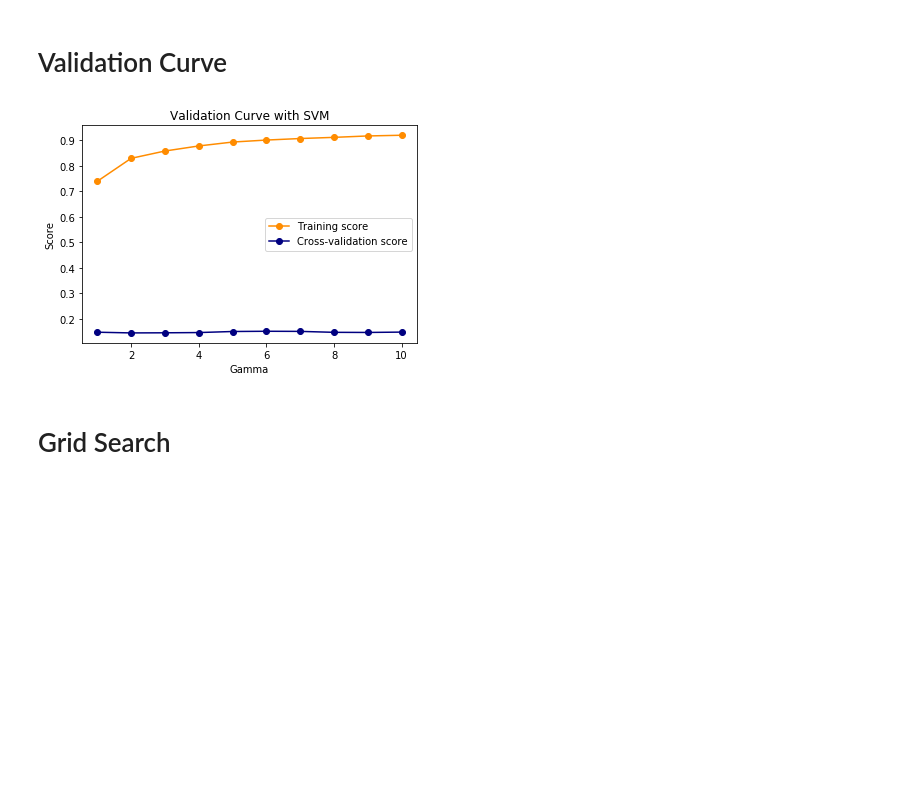
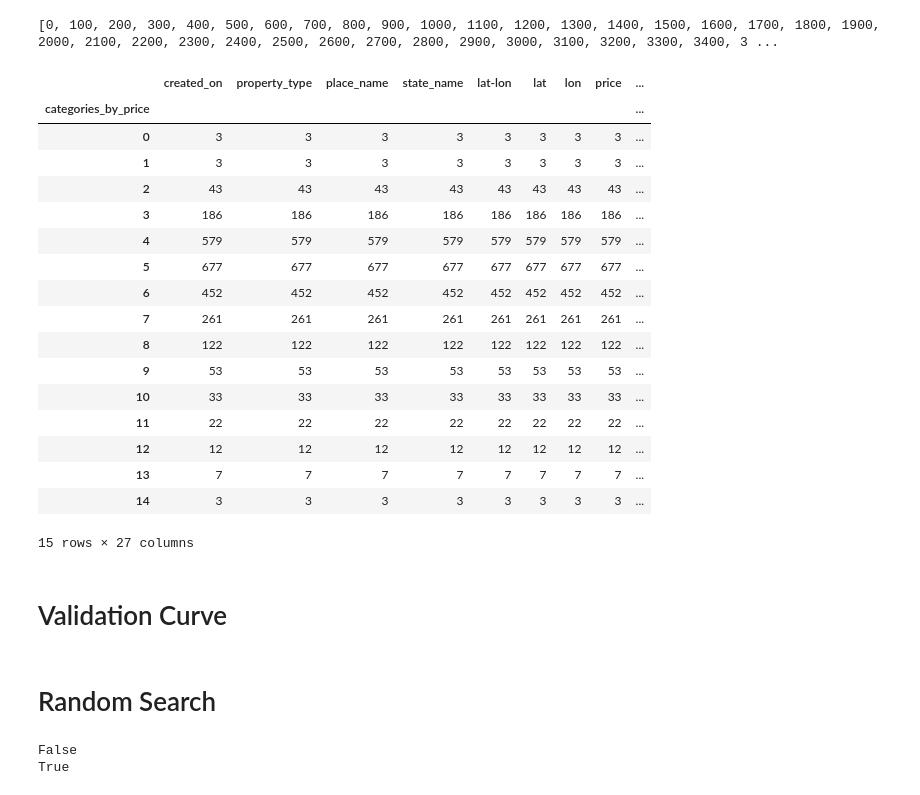
Before and after one commit to AlejandroDaneri/Machine-Learning-Properati, a Jupyter notebook: SVM.ipynb, the cells around one changed output. Cells and saved outputs as stored; diff of their text form; code cells hidden in the pictures; blank space fills up the shorter version.

```diff
--- a/SVM.ipynb
+++ b/SVM.ipynb
@@ -31,16 +37,51 @@ clf = svm.SVC()
 scaler = StandardScaler()
 max_price=properati.loc[properati['price_usd_per_m2'].idxmax()]['price_usd_per_m2']
 
-bins,labels=bucketnizer(len(properati.index),max_price)
-
+# bins,labels=bucketnizer(len(properati.index),max_price)
+bins,labels=bucketnizer(40,max_price)
+print bins,labels
 properati['categories_by_price']=pd.cut(properati['price_usd_per_m2'],bins,labels=labels)
 properati['price_range']=pd.cut(properati['price_usd_per_m2'],bins)
+# %% [output]
+[0, 100, 200, 300, 400, 500, 600, 700, 800, 900, 1000, 1100, 1200, 1300, 1400, 1500, 1600, 1700, 1800, 1900, 2000, 2100, 2200, 2300, 2400, 2500, 2600, 2700, 2800, 2900, 3000, 3100, 3200, 3300, 3400, 3 ...
+# %%
+clf = svm.SVC()
+scaler = StandardScaler()
+cant_buckets = 15
+#buckets
+cantidad,rango = np.histogram(properati['price_usd_per_m2'], bins=cant_buckets)
+properati['categories_by_price']=pd.cut(properati['price_usd_per_m2'],rango,labels=np.arange(cant_buckets))
+properati['price_range']=pd.cut(properati['price_usd_per_m2'],rango)
+# lo casteo a float porque si no tira error y tenia un nan nose porque
+properati['categories_by_price']=properati['categories_by_price'].astype(np.float64)
+properati.dropna(inplace=True)
+# %%
+properati.groupby('categories_by_price').count()
+# %% [output]
+|  | created_on | property_type | place_name | state_name | lat-lon | lat | lon | price | ... |
+| categories_by_price |  |  |  |  |  |  |  |  | ... |
+| 0 | 3 | 3 | 3 | 3 | 3 | 3 | 3 | 3 | ... |
+| 1 | 3 | 3 | 3 | 3 | 3 | 3 | 3 | 3 | ... |
+| 2 | 43 | 43 | 43 | 43 | 43 | 43 | 43 | 43 | ... |
+| 3 | 186 | 186 | 186 | 186 | 186 | 186 | 186 | 186 | ... |
+| 4 | 579 | 579 | 579 | 579 | 579 | 579 | 579 | 579 | ... |
+| 5 | 677 | 677 | 677 | 677 | 677 | 677 | 677 | 677 | ... |
+| 6 | 452 | 452 | 452 | 452 | 452 | 452 | 452 | 452 | ... |
+| 7 | 261 | 261 | 261 | 261 | 261 | 261 | 261 | 261 | ... |
+| 8 | 122 | 122 | 122 | 122 | 122 | 122 | 122 | 122 | ... |
+| 9 | 53 | 53 | 53 | 53 | 53 | 53 | 53 | 53 | ... |
+| 10 | 33 | 33 | 33 | 33 | 33 | 33 | 33 | 33 | ... |
+| 11 | 22 | 22 | 22 | 22 | 22 | 22 | 22 | 22 | ... |
+| 12 | 12 | 12 | 12 | 12 | 12 | 12 | 12 | 12 | ... |
+| 13 | 7 | 7 | 7 | 7 | 7 | 7 | 7 | 7 | ... |
+| 14 | 3 | 3 | 3 | 3 | 3 | 3 | 3 | 3 | ... |
+15 rows × 27 columns
 # %% [markdown]
 # Validation Curve
 # %%
 X = zip(properati['dist_a_subte'],properati['dist_a_univ'],properati['surface_total_in_m2'])
 y = properati['categories_by_price']
-scaler.fit(X)
+scaler.fit_transform(X)
 
 param_range=frange(1,10,1)
 train_scores, test_scores = validation_curve(
@@ -60,7 +101,21 @@ color="navy",marker="o")
 
 plt.legend(loc="best")
 plt.show()
-# %% [output]
-[figure, removed]
 # %% [markdown]
-# Grid Search
+# Random Search
+# %%
+import numpy as np
+from time import time
+from scipy.stats import randint as sp_randint
+
+#preparo set de datos
+X = zip(properati['dist_a_subte'],properati['dist_a_univ'])
+y = properati['categories_by_price']
+
+scaler.fit_transform(X,y)
+#reviso si quedo datos anomalos
+print np.any(np.isnan(y))
+print np.all(np.isfinite(y))
+# %% [output]
+False
+True
```
Also changed, not shown: parts of 3 cells of this notebook, 2 other files.
